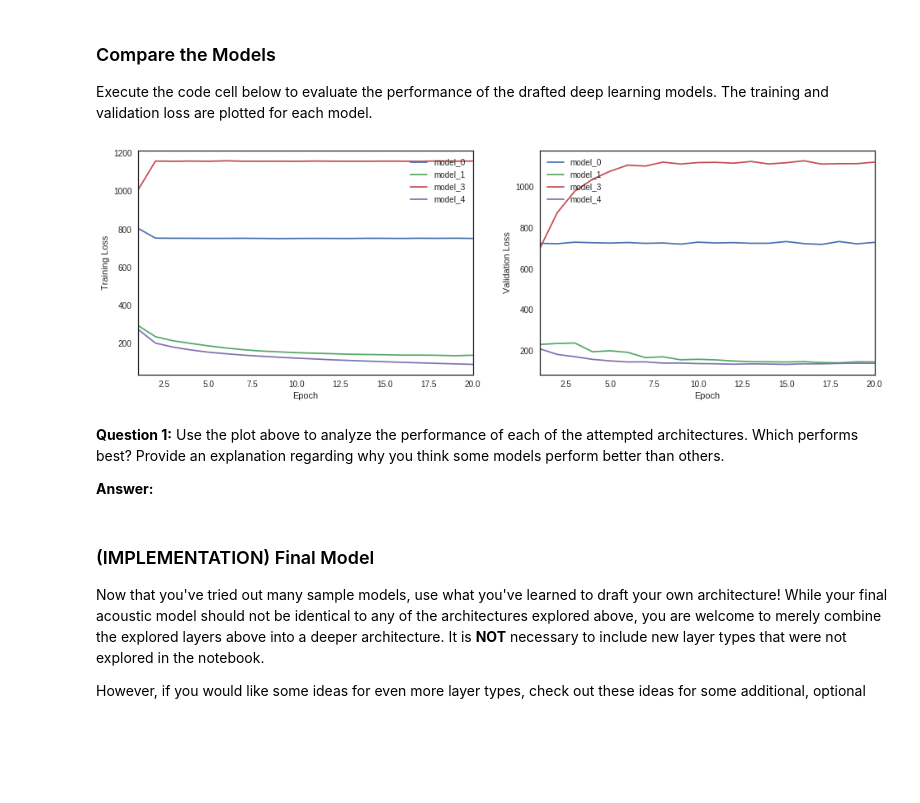
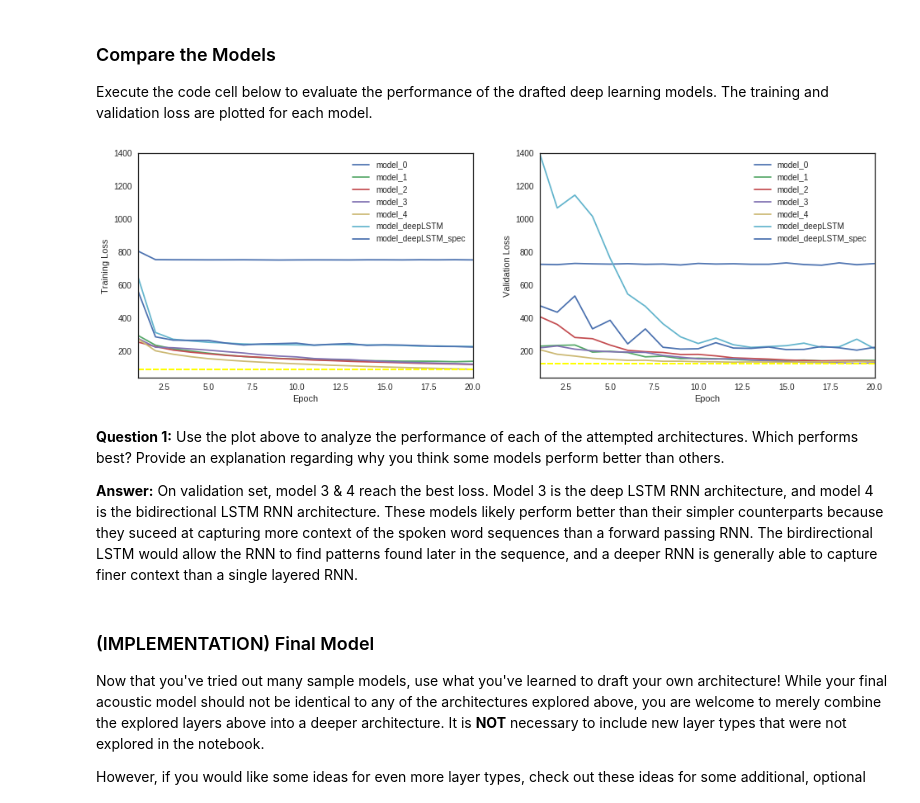
Before and after one commit to caitriggs/udacity-NLP, a Jupyter notebook: AIND-VUI-Capstone/vui_notebook.ipynb, the cells around one changed output. Saved outputs shown, nothing was run; the diff lists cells and outputs as text; code cells hidden in the pictures; blank space fills up the shorter version.

Commit message:
end to end speech recognition modeling; final training

```diff
--- a/AIND-VUI-Capstone/vui_notebook.ipynb
+++ b/AIND-VUI-Capstone/vui_notebook.ipynb
@@ -495,52 +503,65 @@ Execute the code cell below to evaluate the performance of the drafted deep lear
 # %%
 from glob import glob
 import numpy as np
 import _pickle as pickle
 import seaborn as sns
 import matplotlib.pyplot as plt
 %matplotlib inline
 sns.set_style(style='white')
 
-# obtain the paths for the saved model history
-all_pickles = sorted(glob("results/*.pickle"))
-# extract the name of each model
-model_names = [item[8:-7] for item in all_pickles]
-# extract the loss history for each model
-valid_loss = [pickle.load( open( i, "rb" ) )['val_loss'] for i in all_pickles]
-train_loss = [pickle.load( open( i, "rb" ) )['loss'] for i in all_pickles]
-# save the number of epochs used to train each model
-num_epochs = [len(valid_loss[i]) for i in range(len(valid_loss))]
+def plot_loss(model_paths="results/"):
+    # obtain the paths for the saved model history
+    all_pickles = sorted(glob(model_paths + "*.pickle"))
+    # extract the name of each model
+    model_names = [item[8:-7] for item in all_pickles]
+    # extract the loss history for each model
+    valid_loss = [pickle.load( open( i, "rb" ) )['val_loss'] for i in all_pickles]
+    train_loss = [pickle.load( open( i, "rb" ) )['loss'] for i in all_pickles]
+    # save the number of epochs used to train each model
+    num_epochs = [len(valid_loss[i]) for i in range(len(valid_loss))]
 
-fig = plt.figure(figsize=(16,5))
+    fig = plt.figure(figsize=(16,5))
 
-# plot the training loss vs. epoch for each model
-ax1 = fig.add_subplot(121)
-for i in range(len(all_pickles)):
-    ax1.plot(np.linspace(1, num_epochs[i], num_epochs[i]),
-            train_loss[i], label=model_names[i])
-# clean up the plot
-ax1.legend()
-ax1.set_xlim([1, max(num_epochs)])
-plt.xlabel('Epoch')
-plt.ylabel('Training Loss')
+    # plot the training loss vs. epoch for each model
+    ax1 = fig.add_subplot(121)
+    for i in range(len(all_pickles)):
+        ax1.plot(np.linspace(1, num_epochs[i], num_epochs[i]),
+                train_loss[i], label=model_names[i])
+        ax1.axhline(y=min((np.array(train_loss)).flatten()), xmin=0, xmax=len(num_epochs), ls='--', c='yellow')
 
-# plot the validation loss vs. epoch for each model
-ax2 = fig.add_subplot(122)
-for i in range(len(all_pickles)):
-    ax2.plot(np.linspace(1, num_epochs[i], num_epochs[i]),
-            valid_loss[i], label=model_names[i])
-# clean up the plot
-ax2.legend()
-ax2.set_xlim([1, max(num_epochs)])
-plt.xlabel('Epoch')
-plt.ylabel('Validation Loss')
-plt.show()
+    # Find min and max loss in order to plot consistent y limits across train and valid
+    train_loss_np = min((np.array(train_loss)).flatten()) - 50
+    valid_loss_np = max((np.array(valid_loss)).flatten())
+    # clean up the plot
+    ax1.legend()
+    ax1.set_xlim([1, max(num_epochs)])
+    # keep limits the same for both train and valid
+    ax1.set_ylim([train_loss_np, valid_loss_np])
+    plt.xlabel('Epoch')
+    plt.ylabel('Training Loss')
+
+    # plot the validation loss vs. epoch for each model
+    ax2 = fig.add_subplot(122)
+    for i in range(len(all_pickles)):
+        ax2.plot(np.linspace(1, num_epochs[i], num_epochs[i]),
+                valid_loss[i], label=model_names[i])
+        ax2.axhline(y=min((np.array(valid_loss)).flatten()), xmin=0, xmax=len(num_epochs), ls='--', c='yellow')
+    # clean up the plot
+    ax2.legend()
+    ax2.set_xlim([1, max(num_epochs)])
+    # keep limits the same for both train and valid
+    ax2.set_ylim([train_loss_np, valid_loss_np])
+    plt.xlabel('Epoch')
+    plt.ylabel('Validation Loss')
+    plt.show()
+
+plot_loss()
 # %% [output]
-[figure, old version]
+[figure, new version]
 # %% [markdown]
 __Question 1:__ Use the plot above to analyze the performance of each of the attempted architectures.  Which performs best?  Provide an explanation regarding why you think some models perform better than others.
 
-__Answer:__
+__Answer:__ On validation set, model 3 & 4 reach the best loss. Model 3 is the deep LSTM RNN architecture, and model 4 is the bidirectional LSTM RNN architecture. These models likely perform better than their simpler counterparts because they suceed at capturing more context of the spoken word sequences than a forward passing RNN. The birdirectional LSTM would allow the RNN to find patterns found later in the sequence, and a deeper RNN is generally able to capture finer context than a single layered RNN.
 # %% [markdown]
 <a id='final'></a>
 ### (IMPLEMENTATION) Final Model
```
Also changed, not shown: parts of 42 cells of this notebook, 18 other files.
